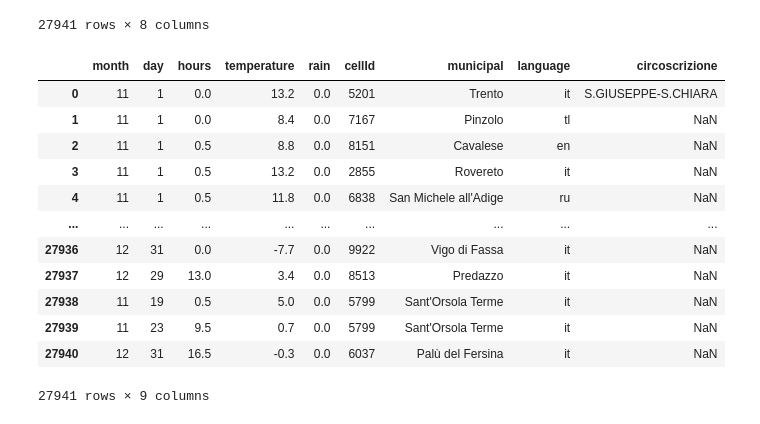
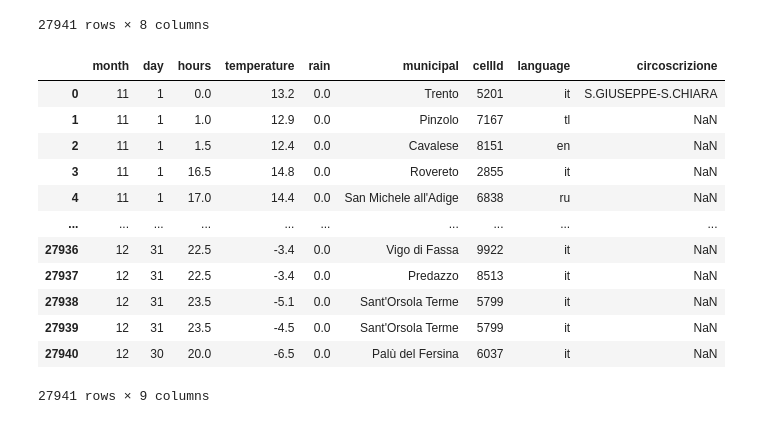
Before and after one commit to devix2/IntroToDS_FinalProject, a Jupyter notebook: SocialPulse(noCC)/Import Dati.ipynb, the cells around one changed output. Cells and saved outputs as stored; diff of their text form; code cells hidden in the pictures.

```diff
--- a/SocialPulse(noCC)/Import Dati.ipynb
+++ b/SocialPulse(noCC)/Import Dati.ipynb
@@ -293,66 +323,69 @@ tweets
 | 27919 | 2013-12-30T20:23:27 | 1388431407 | 13262b1b49 | Canazei | it | POINT (11.77000 46.46000) | 10514 | NaN |
 27941 rows × 8 columns
 # %%
-col=["month","day","hours","temperature", "rain", "cellId" ]
 #Visto che l'ora di tempo non è una quantità che correla a qualcosa di ciclico effettivamente misurabile*, ha poco senso
 #separare ore e minuti ed quindi tanto vale trattarli insieme
 #*Assumeremo eventi quali la campanella dei ragazzi delle superiori non influenzi in maniera importante i dati
 
-Tw_final=pd.DataFrame(columns=col)
+###TEMPO DI ESECUZIONE QUALCHE MIN
+from shapely.ops import nearest_points
+
+Tw_final=pd.DataFrame()
+
 
 N=len(tweets["created"])  #Numero tweets
+temp=tweets["created"]
+#TEMPO va smontato
+Tw_final["month"]=[int(st[5:7]) for st in temp]
+Tw_final["day"]=[int(st[8:10]) for st in temp]
+Tw_final["hours"]=[int(st[11:13])+0.5*(int(st[14:16])>=30) for st in temp]
 
+# TEMPERATURA E PRECIPITAZIONI
+# per ricavare queste usiamo la stazione più vicina al tweet
+# (sfortunamente il Trentino non ne ha tante, fortunatamente sono distribuite bene)
+
+#Voglio farlo pythonico e rapido, quindi si userà nearest point
+    #(ironicamente builtin sembra più lenta, si può ottimizzare ulteriormente)
+#Vedi notebook note informative per una very very basic overview
+nearest=[ stations[stations["geometry"]==nearest_points(gm,
+            gpd.GeoSeries(stations["geometry"]).unary_union)[1]]["station"].values[0] for gm in tweets["geometry"]]
+    #lista con nome della stazione più vicina
+
+T=[]
+R=[]
+#Questo è ancora migliorabile come forma
 for i in range(0,N):
-    #Inizializzo riga o crasha
-    Tw_final.loc[i]="NaN"
-
-    ########Questo si può fare meglio (also sta in una funzione)
-    #Tempo
-    #Tw_final.loc[i]["year"]=int(tweets.loc[i]["created"][0:4])  #Chemmifrega dell'anno, tutti uguali
-    Tw_final.loc[i]["month"]=int(tweets.loc[i]["created"][5:7])
-    Tw_final.loc[i]["day"]=int(tweets.loc[i]["created"][8:10])
-    Tw_final.loc[i]["hours"]=int(tweets.loc[i]["created"][11:13])+0.5*(int(tweets.loc[i]["created"][14:16])>=30)
+    T.append(m_d.find_Weather(weather, Tw_final.loc[i]["month"],
+                                Tw_final.loc[i]["day"], Tw_final.loc[i]["hours"], nearest[i], varType=0))
+    R.append(m_d.find_Weather(weather, Tw_final.loc[i]["month"],
+                                Tw_final.loc[i]["day"], Tw_final.loc[i]["hours"], nearest[i], varType=1))
+Tw_final["temperature"]=T
+Tw_final["rain"]=R
 
 
-    # Temperatura e precipitazioni
-    # per ricavare queste usiamo la stazione più vicina al tweet
-    # (sfortunamente il Trentino non ne ha tante, fortunatamente sono distribuite bene)
-    dmin=10000000000
-    staz="NaN"
-
-    for idx,stt in stations.iterrows():
-        d=tweets.loc[i]["geometry"].distance(stt["geometry"])
-        if(d<dmin):
-            dmin=d
-            staz=stt["station"]
-
-    Tw_final.loc[i]["temperature"]=m_d.find_temperature(weather, Tw_final.loc[i]["month"],
-                                                        Tw_final.loc[i]["day"], Tw_final.loc[i]["hours"], staz)
-    Tw_final.loc[i]["rain"]=m_d.find_precipitation(weather, Tw_final.loc[i]["month"],
-                                                    Tw_final.loc[i]["day"], Tw_final.loc[i]["hours"], staz)
-
-###!!!!!!! Ci impega molto, trovare stazione più vicina è lento
-
+#Il resto lo importo direttamente
 Tw_final["municipal"]=tweets["municipality.name"]
 Tw_final["cellId"]=tweets["cellId"]
 Tw_final["language"]=tweets["language"]
 Tw_final["circoscrizione"]=tweets["circoscrizione"]
 
 #Salviamo infine il database
 Tw_final.to_csv('data/processed/twitter_final.csv',index=False)
 
+############MANCA ELETTRICITA' A QUESTO FILE (SE VOGLIO FARE EDA Ntw vs Elett)!!!!!!!!!!!
+
 Tw_final
 # %% [output]
-|  | month | day | hours | temperature | rain | cellId | municipal | language | circoscrizione |
-| 0 | 11 | 1 | 0.0 | 13.2 | 0.0 | 5201 | Trento | it | S.GIUSEPPE-S.CHIARA |
-| 1 | 11 | 1 | 0.0 | 8.4 | 0.0 | 7167 | Pinzolo | tl | NaN |
-| 2 | 11 | 1 | 0.5 | 8.8 | 0.0 | 8151 | Cavalese | en | NaN |
-| 3 | 11 | 1 | 0.5 | 13.2 | 0.0 | 2855 | Rovereto | it | NaN |
-| 4 | 11 | 1 | 0.5 | 11.8 | 0.0 | 6838 | San Michele all'Adige | ru | NaN |
+|  | month | day | hours | temperature | rain | municipal | cellId | language | circoscrizione |
+| 0 | 11 | 1 | 0.0 | 13.2 | 0.0 | Trento | 5201 | it | S.GIUSEPPE-S.CHIARA |
+| 1 | 11 | 1 | 1.0 | 12.9 | 0.0 | Pinzolo | 7167 | tl | NaN |
+| 2 | 11 | 1 | 1.5 | 12.4 | 0.0 | Cavalese | 8151 | en | NaN |
+| 3 | 11 | 1 | 16.5 | 14.8 | 0.0 | Rovereto | 2855 | it | NaN |
+| 4 | 11 | 1 | 17.0 | 14.4 | 0.0 | San Michele all'Adige | 6838 | ru | NaN |
 | ... | ... | ... | ... | ... | ... | ... | ... | ... | ... |
-| 27936 | 12 | 31 | 0.0 | -7.7 | 0.0 | 9922 | Vigo di Fassa | it | NaN |
-| 27937 | 12 | 29 | 13.0 | 3.4 | 0.0 | 8513 | Predazzo | it | NaN |
-| 27938 | 11 | 19 | 0.5 | 5.0 | 0.0 | 5799 | Sant'Orsola Terme | it | NaN |
-| 27939 | 11 | 23 | 9.5 | 0.7 | 0.0 | 5799 | Sant'Orsola Terme | it | NaN |
-| 27940 | 12 | 31 | 16.5 | -0.3 | 0.0 | 6037 | Palù del Fersina | it | NaN |
+| 27936 | 12 | 31 | 22.5 | -3.4 | 0.0 | Vigo di Fassa | 9922 | it | NaN |
+| 27937 | 12 | 31 | 22.5 | -3.4 | 0.0 | Predazzo | 8513 | it | NaN |
+| 27938 | 12 | 31 | 23.5 | -5.1 | 0.0 | Sant'Orsola Terme | 5799 | it | NaN |
+| 27939 | 12 | 31 | 23.5 | -4.5 | 0.0 | Sant'Orsola Terme | 5799 | it | NaN |
+| 27940 | 12 | 30 | 20.0 | -6.5 | 0.0 | Palù del Fersina | 6037 | it | NaN |
 27941 rows × 9 columns
```
Also changed, not shown: parts of 12 cells of this notebook, 6 other files.
